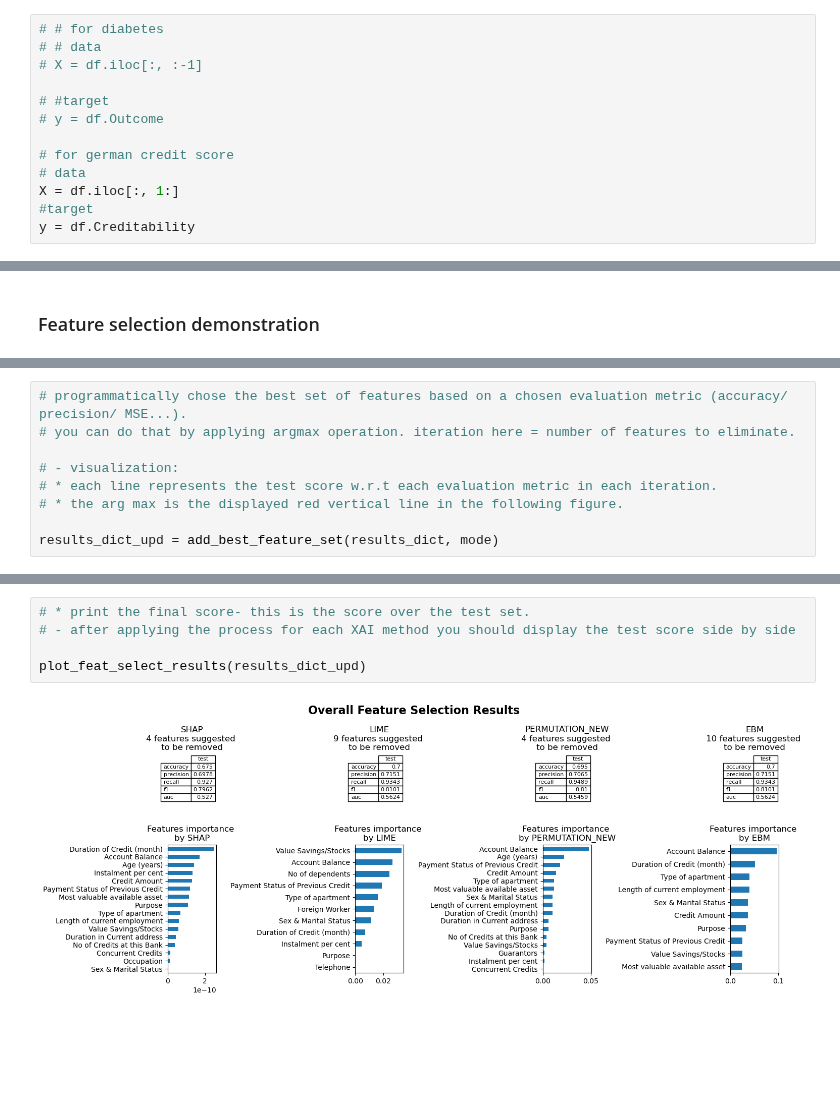
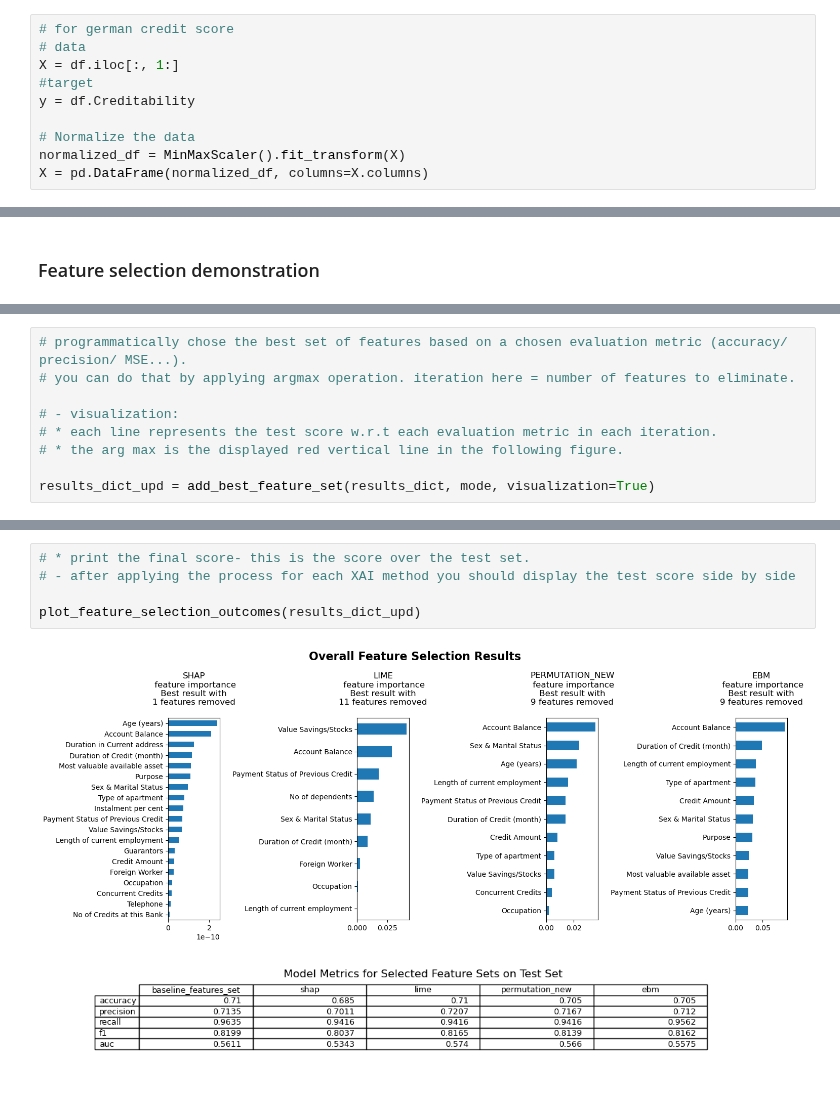
Before and after one commit to emunaran/xai-compare, a Jupyter notebook: explainer_comparison/comparison_tests/feature_selection_test.ipynb, the cells around one changed output, grey strips where cells are left out. Cells and saved outputs as stored; diff of their text form; blank space fills up the shorter version.

```diff
--- a/explainer_comparison/comparison_tests/feature_selection_test.ipynb
+++ b/explainer_comparison/comparison_tests/feature_selection_test.ipynb
@@ -86,13 +45,10 @@ memory usage: 164.2 KB
 # %%
-# # for diabetes
-# # data
-# X = df.iloc[:, :-1]
-
-# #target
-# y = df.Outcome
-
 # for german credit score
 # data
 X = df.iloc[:, 1:]
 #target
 y = df.Creditability
+
+# Normalize the data
+normalized_df = MinMaxScaler().fit_transform(X)
+X = pd.DataFrame(normalized_df, columns=X.columns)
@@ -164,6 +104,6 @@ results_dict = get_feature_elimination_results(list_explainers, model, X_train,
 # * each line represents the test score w.r.t each evaluation metric in each iteration.
 # * the arg max is the displayed red vertical line in the following figure.
 
-results_dict_upd = add_best_feature_set(results_dict, mode)
+results_dict_upd = add_best_feature_set(results_dict, mode, visualization=True)
 # %% [output]
 SHAP
@@ -208,7 +148,8 @@ auc        0.703325  0.655673  0.562391
 # %%
 # * print the final score- this is the score over the test set.
 # - after applying the process for each XAI method you should display the test score side by side
 
-plot_feat_select_results(results_dict_upd)
+plot_feature_selection_outcomes(results_dict_upd)
 # %% [output]
-[figure, old version]
+[figure, new version]
+[figure, added]
```
Also changed, not shown: parts of 11 cells of this notebook, 1 other file.
